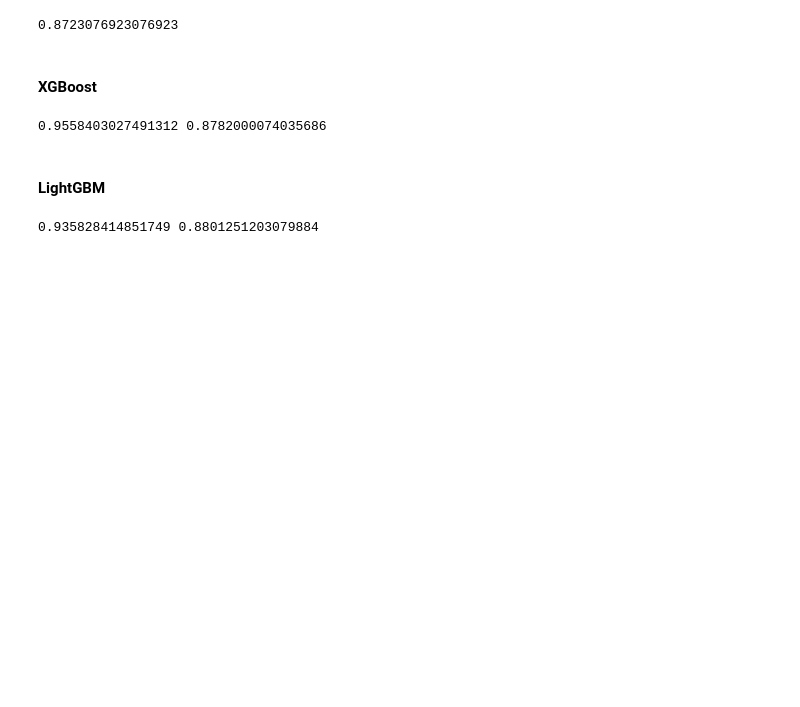
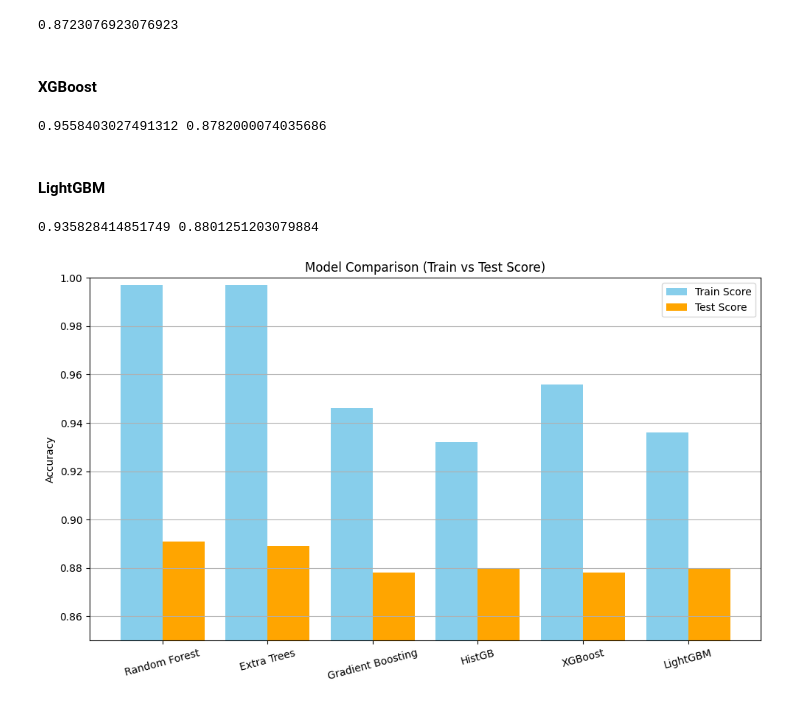
Before and after one commit to keehyun2/TestPy, a Jupyter notebook: colab/5-3-v2.ipynb, the cells around one changed output. Saved outputs shown, nothing was run; the diff lists cells and outputs as text; code cells hidden in the pictures; blank space fills up the shorter version.

```diff
--- a/colab/5-3-v2.ipynb
+++ b/colab/5-3-v2.ipynb
@@ -146,3 +172,26 @@ scores = cross_validate(lgb, train_input, train_target, return_train_score=True,
 print(np.mean(scores['train_score']), np.mean(scores['test_score']))
 # %% [output]
 0.935828414851749 0.8801251203079884
+# %%
+import matplotlib.pyplot as plt
+
+# 평균 교차검증 점수 (예시용 수동 입력, 실제는 각 모델 실행 후 저장)
+model_names = ['Random Forest', 'Extra Trees', 'Gradient Boosting', 'HistGB', 'XGBoost', 'LightGBM']
+train_scores = [0.997, 0.997, 0.946, 0.932, 0.956, 0.936]  # np.mean(scores['train_score']) 값들
+test_scores = [0.891, 0.889, 0.878, 0.880, 0.878, 0.880]   # np.mean(scores['test_score']) 값들
+
+x = np.arange(len(model_names))
+
+plt.figure(figsize=(10, 6))
+plt.bar(x - 0.2, train_scores, width=0.4, label='Train Score', color='skyblue')
+plt.bar(x + 0.2, test_scores, width=0.4, label='Test Score', color='orange')
+plt.xticks(x, model_names, rotation=15)
+plt.ylabel('Accuracy')
+plt.ylim(0.85, 1.0)
+plt.title('Model Comparison (Train vs Test Score)')
+plt.legend()
+plt.grid(axis='y')
+plt.tight_layout()
+plt.show()
+# %% [output]
+[figure, added]
```
Also changed, not shown: parts of 4 cells of this notebook.
